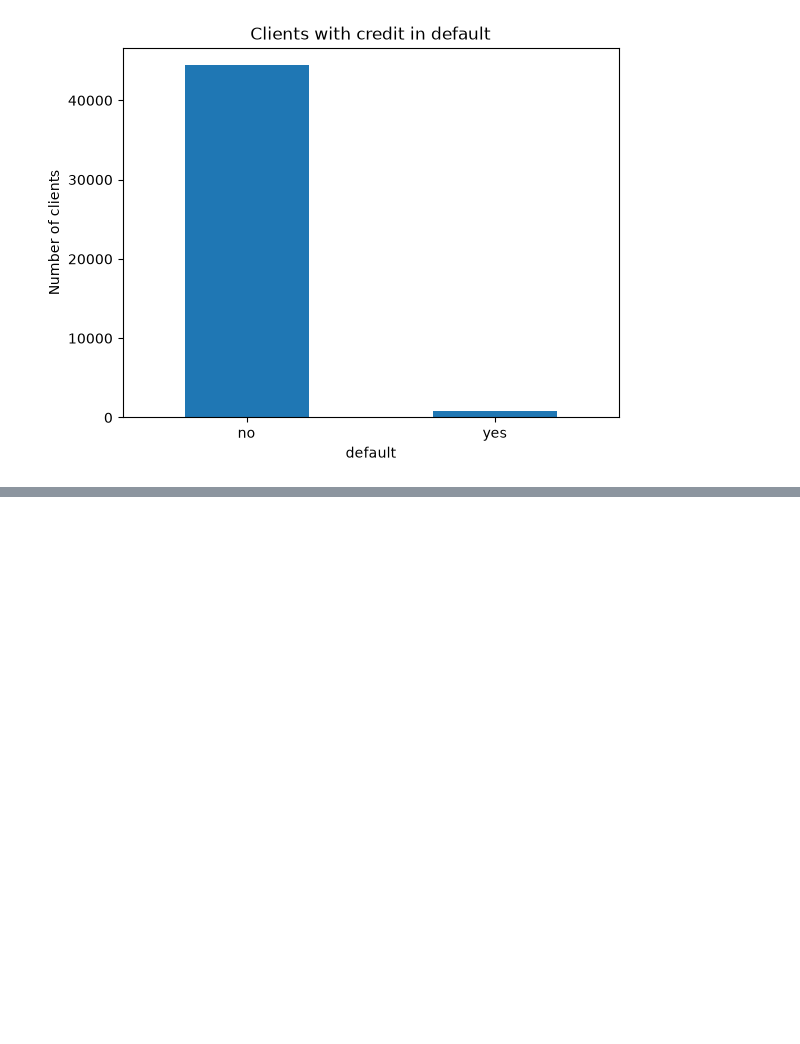
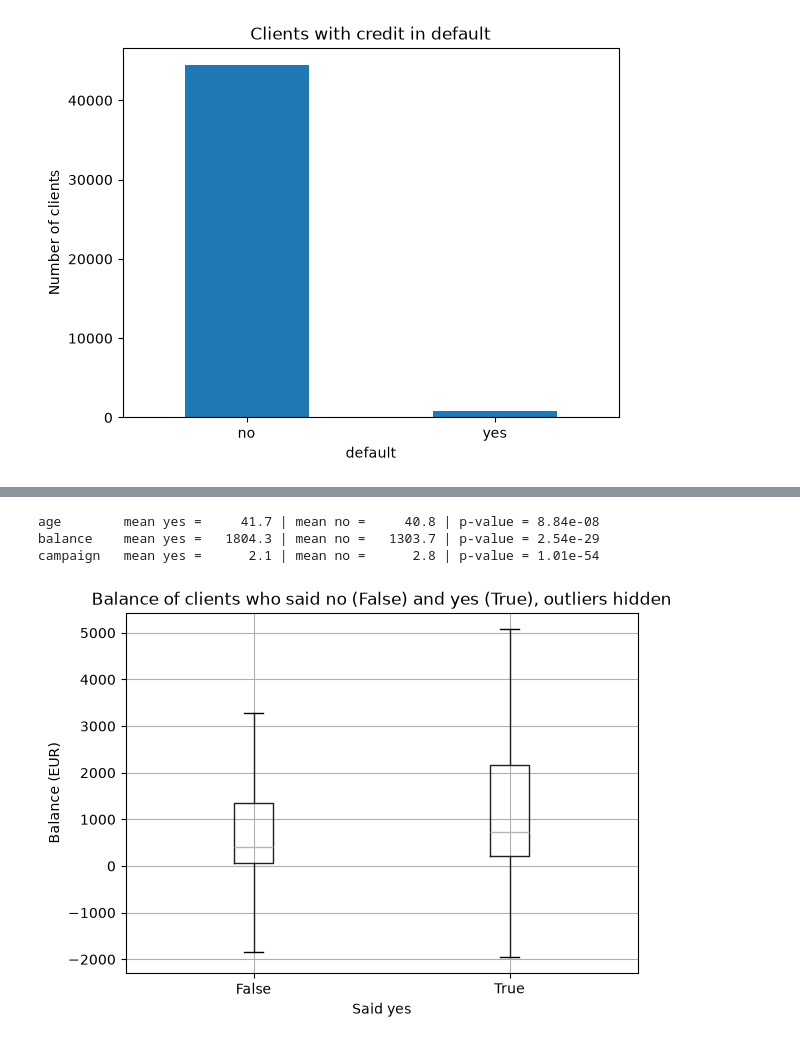
Before and after one commit to nicholas-dumas/ai_mlops_hands_on_exercise, a Jupyter notebook: notebooks/eda.ipynb, the cells around one changed output, grey strips where cells are left out. Drawn from its saved outputs; the diff is of its cells as text; code cells hidden in the pictures; blank space fills up the shorter version.

```diff
--- a/notebooks/eda.ipynb
+++ b/notebooks/eda.ipynb
@@ -454,0 +415,23 @@ Name: y, dtype: float64
+# %%
+for column in ["age", "balance", "campaign"]:
+    yes_values = clean.loc[clean["y"], column]
+    no_values = clean.loc[~clean["y"], column]
+    f_stat, p_value = stats.f_oneway(yes_values, no_values)
+    print(
+        f"{column:10} mean yes = {yes_values.mean():8.1f} | "
+        f"mean no = {no_values.mean():8.1f} | "
+        f"p-value = {p_value:.2e}"
+    )
+# %% [output]
+age        mean yes =     41.7 | mean no =     40.8 | p-value = 8.84e-08
+balance    mean yes =   1804.3 | mean no =   1303.7 | p-value = 2.54e-29
+campaign   mean yes =      2.1 | mean no =      2.8 | p-value = 1.01e-54
+# %%
+ax = clean.boxplot(column="balance", by="y", showfliers=False)
+ax.set_title("Balance of clients who said no (False) and yes (True), outliers hidden")
+ax.set_xlabel("Said yes")
+ax.set_ylabel("Balance (EUR)")
+plt.suptitle("")
+plt.show()
+# %% [output]
+[figure, added]
```
Also changed, not shown: parts of 36 cells of this notebook, 4 other files.
